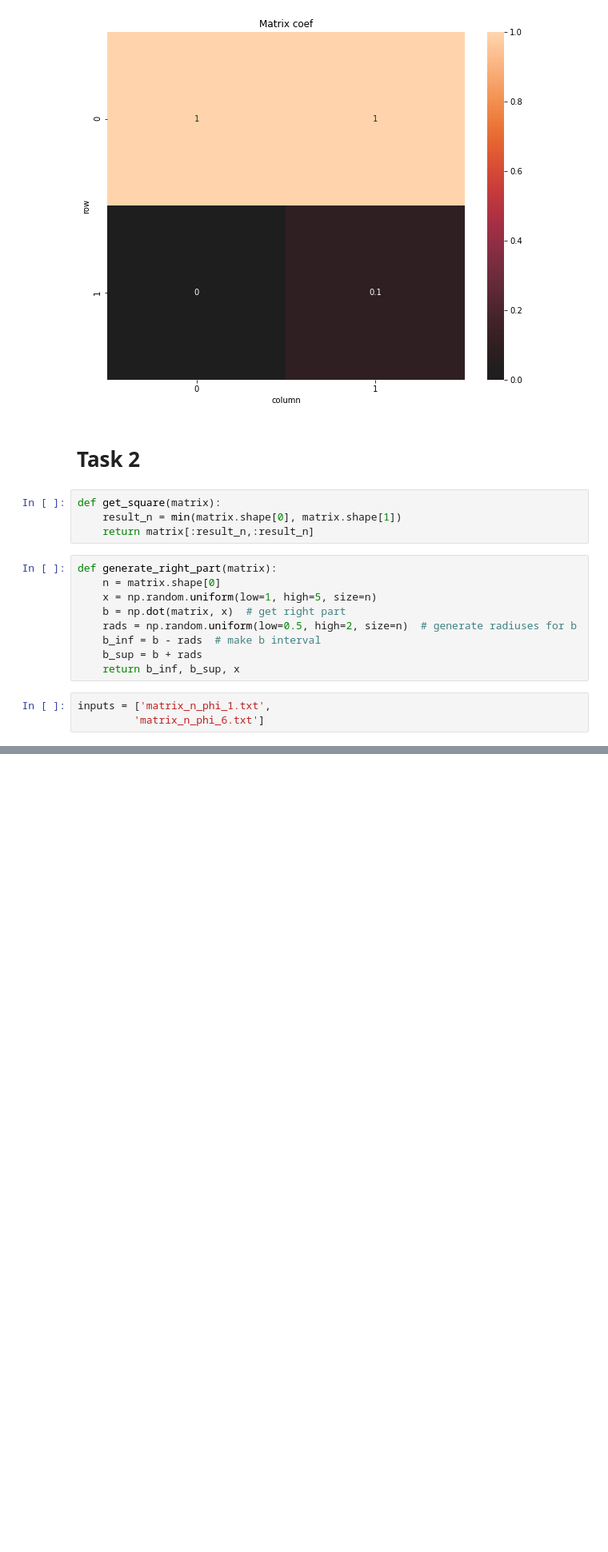
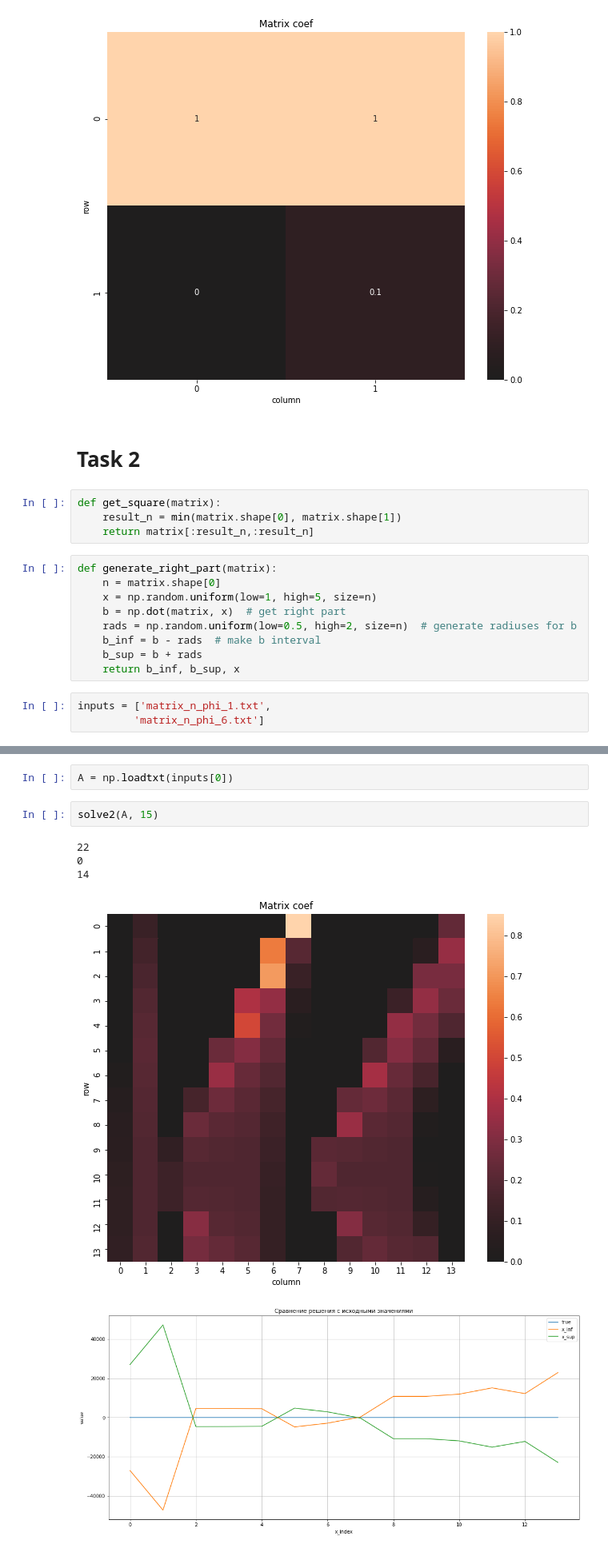
Before and after one commit to mitenevav/computer_complex, a Jupyter notebook: lab5/lab5.ipynb, the cells around one changed output, grey strips where cells are left out. Shown: that part at 80% size. Drawn from its saved outputs; the diff is of its cells as text; blank space fills up the shorter version.

```diff
--- a/lab5/lab5.ipynb
+++ b/lab5/lab5.ipynb
@@ -131,0 +217,10 @@ for file in inputs:
+# %%
+A = np.loadtxt(inputs[0])
+# %%
+solve2(A, 15)
+# %% [output]
+22
+0
+14
+[figure, added]
+[figure, added]
```
Also changed, not shown: parts of 9 cells of this notebook.
